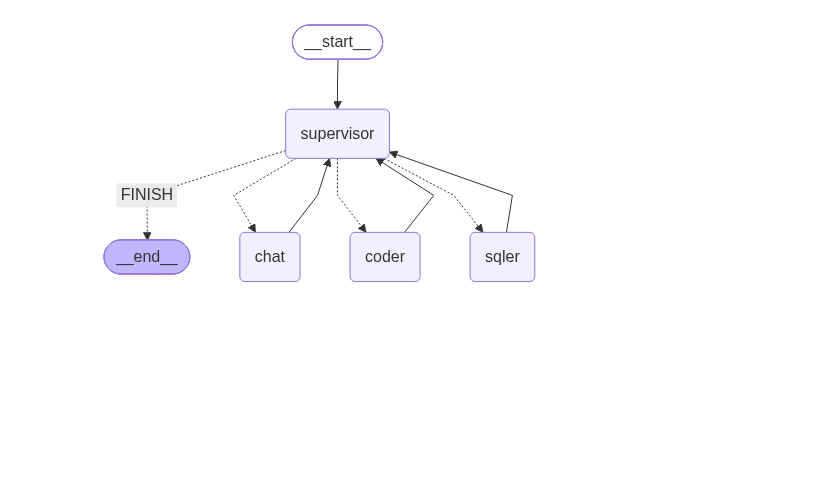
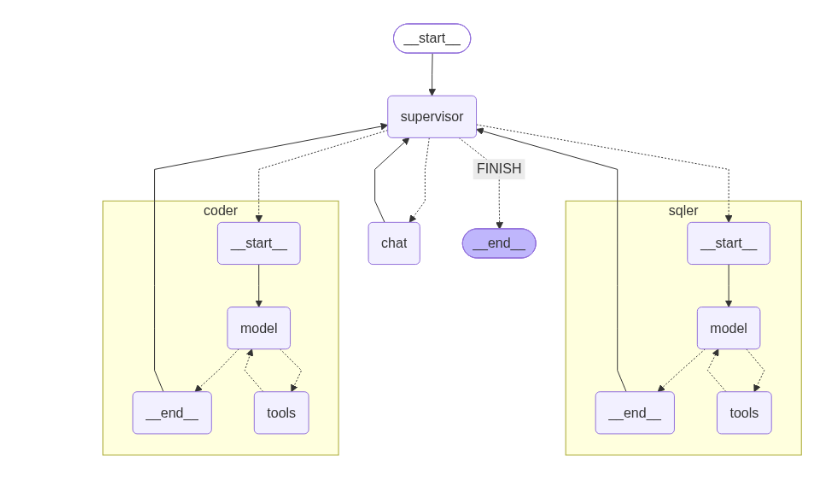
Before and after one commit to killstealing/langGraph-study, a Jupyter notebook: 复习/57 LangGraph实战之多代理-基于Supervisor架构实现多代理系统.ipynb, the cells around one changed output. Saved outputs shown, nothing was run; the diff lists cells and outputs as text; code cells hidden in the pictures; blank space fills up the shorter version.

```diff
--- a/复习/57 LangGraph实战之多代理-基于Supervisor架构实现多代理系统.ipynb
+++ b/复习/57 LangGraph实战之多代理-基于Supervisor架构实现多代理系统.ipynb
@@ -218,30 +218,30 @@ from langchain.agents import create_agent
 db_agent=create_agent(
     llm,tools=[add_sale,delete_sale,update_sale,query_sales],
     system_prompt="""
-    you use to perform database operations while should provide
-    accurate data for the code_generation agent
+    你是一个数据库相关的agent，只管增删改查对应的数据，不要做别的，别的事情有别的智能体在做
     """
 )
 
-code_agent=create_agent(
-    llm,tools=[python_repl],
+code_agent = create_agent(
+    llm, tools=[python_repl],
     system_prompt="""
-    run python code to display diagrams or output execution results
+    run python code to display diagrams or output execution results.
+    重要：画图时用 plt.savefig('chart.png') 保存成文件，不要用 plt.show()。
     """
 )
 # %%
 def db_node(state):
-    result=db_agent.invoke(state['messages'][-1].content)
-    return {'messages':[result]}
+    result=db_agent.invoke(state['messages'])
+    return {'messages':result}
 
 def code_node(state):
-    result=code_agent.invoke(state['messages'][-1].content)
-    return {'messages':[result]}
+    result=code_agent.invoke(state['messages'])
+    return {'messages':result}
 
 def chat(state):
     messages=state['messages']
     result=llm.invoke(messages)
-    return {'messages':[result]}
+    return {'messages':result}
 # %%
 from langgraph.graph import MessagesState
 
@@ -272,7 +272,8 @@ def supervisor(state:AgentState):
             f" following workers: {members}. \n\n"
             "Each worker has a specific role: \n"
             "- chat: Responds directly to user inputs using natural language.\n"
-            "- coder: Activated for tasks that require mathematical calculations or specific coding needs \n"
+            "- coder: Activated when the user asks for charts, graphs, "
+            "  data visualization (柱状图/图表/可视化/绘图), or code execution.\n"
             "- sqler: Used when database queries or explicit SQL generation is needed.\n\n"
             "Given the following user request, respond with the worker to act next."
             " Each worker will perform a task and respond with their results and status."
@@ -339,7 +340,7 @@ graph=builder.compile()
 # %%
 from IPython.display import display,Image
 
-display(Image(graph.get_graph().draw_mermaid_png()))
+display(Image(graph.get_graph(xray=True).draw_mermaid_png()))
 # %% [output]
-[figure, old version]
+[figure, new version]
 # %%
```
Also changed, not shown: parts of 5 cells of this notebook, 5 other files.
